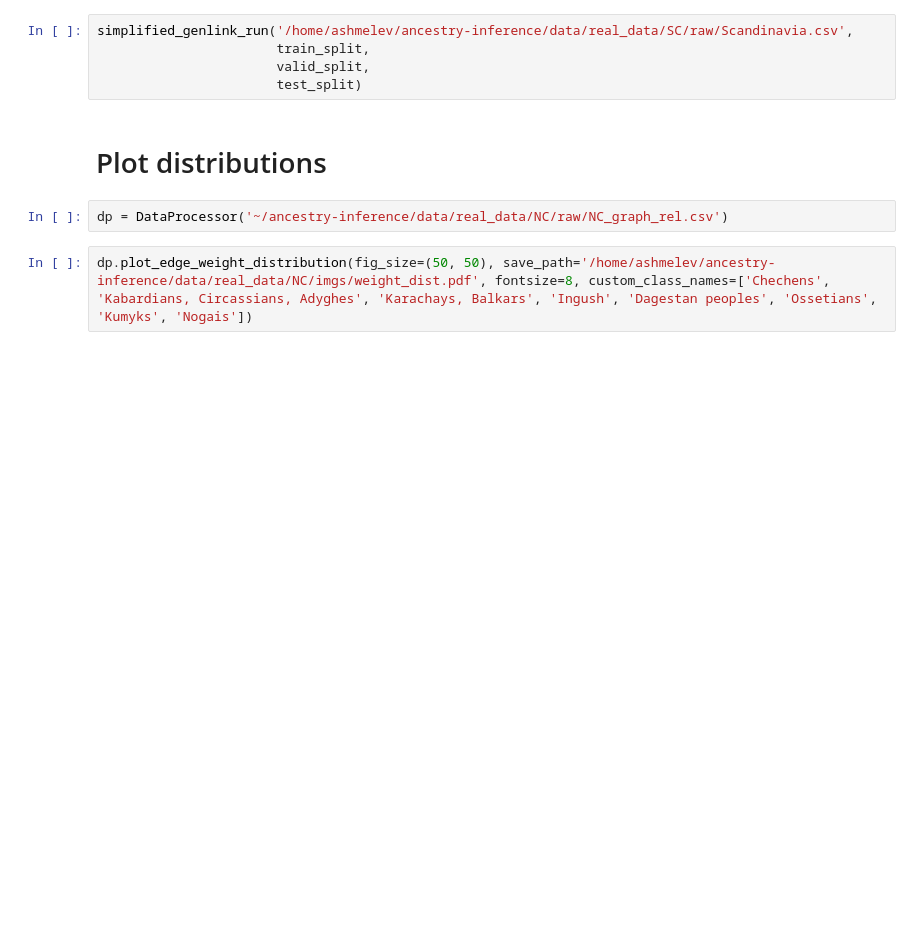
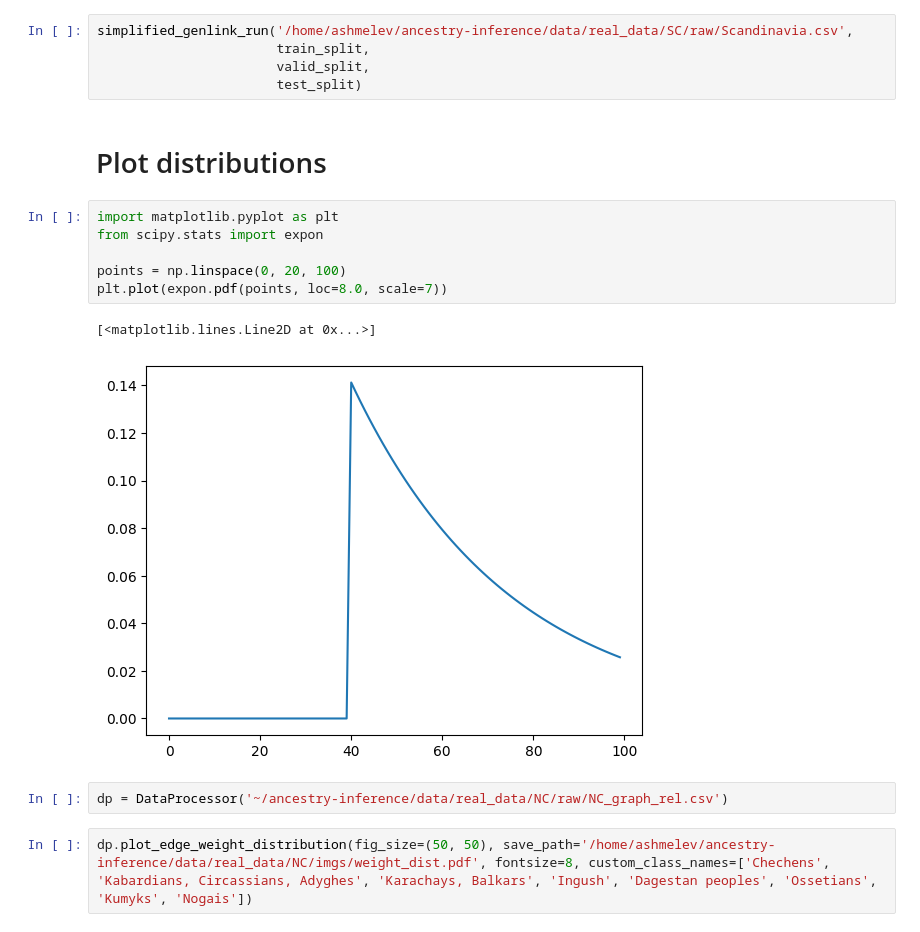
Before and after one commit to Genomics-HSE/ancestry-inference, a Jupyter notebook: notebooks/genlink_usage.ipynb, the cells around one changed output. Drawn from its saved outputs; the diff is of its cells as text; blank space fills up the shorter version.

```diff
--- a/notebooks/genlink_usage.ipynb
+++ b/notebooks/genlink_usage.ipynb
@@ -201,6 +201,15 @@ simplified_genlink_run('/home/ashmelev/ancestry-inference/data/real_data/SC/raw/
                        test_split)
 # %% [markdown]
 # Plot distributions
+# %%
+import matplotlib.pyplot as plt
+from scipy.stats import expon
+
+points = np.linspace(0, 20, 100)
+plt.plot(expon.pdf(points, loc=8.0, scale=7))
+# %% [output]
+[<matplotlib.lines.Line2D at 0x...>]
+[figure, added]
 # %%
 dp = DataProcessor('~/ancestry-inference/data/real_data/NC/raw/NC_graph_rel.csv')
 # %%
```
Also changed, not shown: parts of 1 cell of this notebook, 1 other file.
